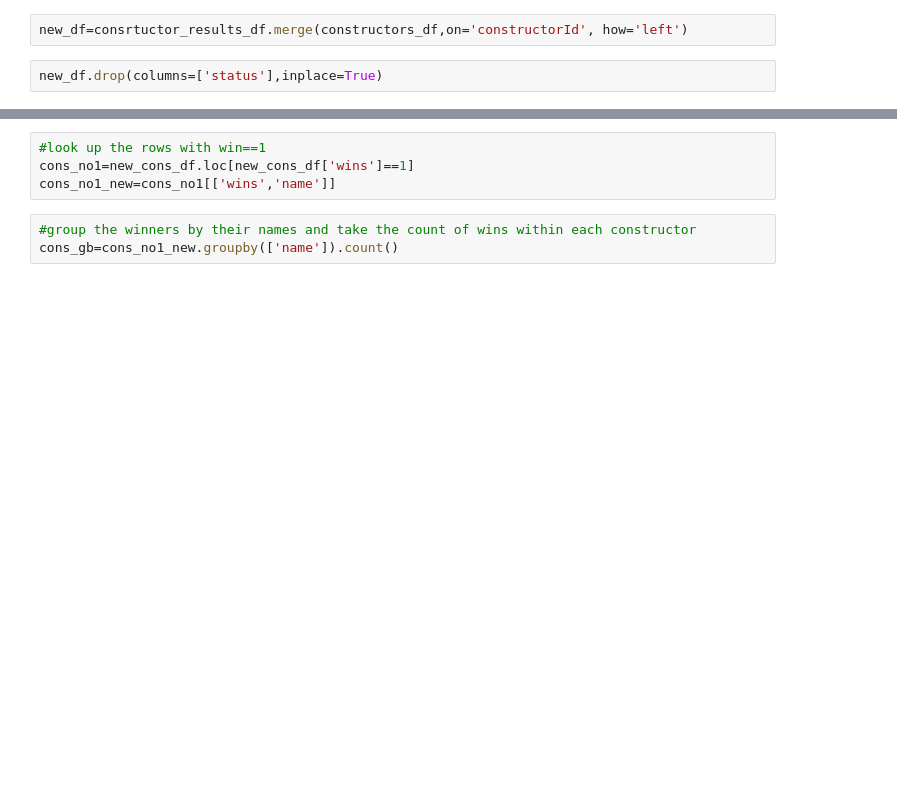
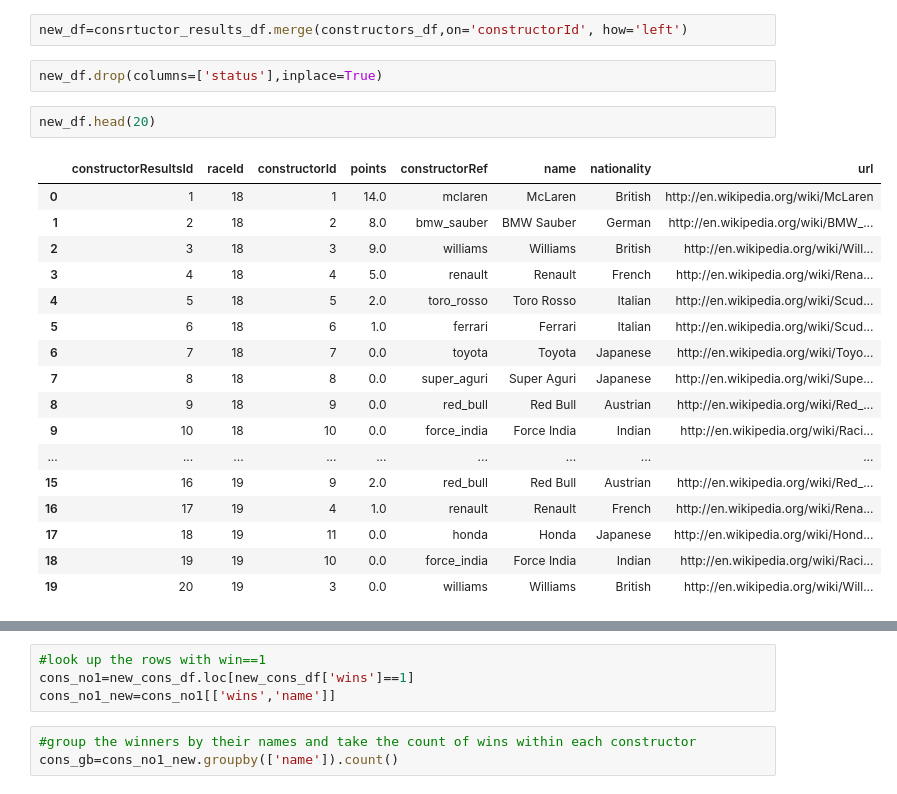
Before and after one commit to Vincent-glitch/ML-Project, a Jupyter notebook: notebooks/Analysis.ipynb, the cells around one changed output, grey strips where cells are left out. Cells and saved outputs as stored; diff of their text form; blank space fills up the shorter version.

```diff
--- a/notebooks/Analysis.ipynb
+++ b/notebooks/Analysis.ipynb
@@ -56,3 +56,23 @@ constructors_df
 new_df=consrtuctor_results_df.merge(constructors_df,on='constructorId', how='left')
 # %%
 new_df.drop(columns=['status'],inplace=True)
+# %%
+new_df.head(20)
+# %% [output]
+|  | constructorResultsId | raceId | constructorId | points | constructorRef | name | nationality | url |
+| 0 | 1 | 18 | 1 | 14.0 | mclaren | McLaren | British | http://en.wikipedia.org/wiki/McLaren |
+| 1 | 2 | 18 | 2 | 8.0 | bmw_sauber | BMW Sauber | German | http://en.wikipedia.org/wiki/BMW_... |
+| 2 | 3 | 18 | 3 | 9.0 | williams | Williams | British | http://en.wikipedia.org/wiki/Will... |
+| 3 | 4 | 18 | 4 | 5.0 | renault | Renault | French | http://en.wikipedia.org/wiki/Rena... |
+| 4 | 5 | 18 | 5 | 2.0 | toro_rosso | Toro Rosso | Italian | http://en.wikipedia.org/wiki/Scud... |
+| 5 | 6 | 18 | 6 | 1.0 | ferrari | Ferrari | Italian | http://en.wikipedia.org/wiki/Scud... |
+| 6 | 7 | 18 | 7 | 0.0 | toyota | Toyota | Japanese | http://en.wikipedia.org/wiki/Toyo... |
+| 7 | 8 | 18 | 8 | 0.0 | super_aguri | Super Aguri | Japanese | http://en.wikipedia.org/wiki/Supe... |
+| 8 | 9 | 18 | 9 | 0.0 | red_bull | Red Bull | Austrian | http://en.wikipedia.org/wiki/Red_... |
+| 9 | 10 | 18 | 10 | 0.0 | force_india | Force India | Indian | http://en.wikipedia.org/wiki/Raci... |
+| ... | ... | ... | ... | ... | ... | ... | ... | ... |
+| 15 | 16 | 19 | 9 | 2.0 | red_bull | Red Bull | Austrian | http://en.wikipedia.org/wiki/Red_... |
+| 16 | 17 | 19 | 4 | 1.0 | renault | Renault | French | http://en.wikipedia.org/wiki/Rena... |
+| 17 | 18 | 19 | 11 | 0.0 | honda | Honda | Japanese | http://en.wikipedia.org/wiki/Hond... |
+| 18 | 19 | 19 | 10 | 0.0 | force_india | Force India | Indian | http://en.wikipedia.org/wiki/Raci... |
+| 19 | 20 | 19 | 3 | 0.0 | williams | Williams | British | http://en.wikipedia.org/wiki/Will... |
```
Also changed, not shown: parts of 21 cells of this notebook, 1 other file.
